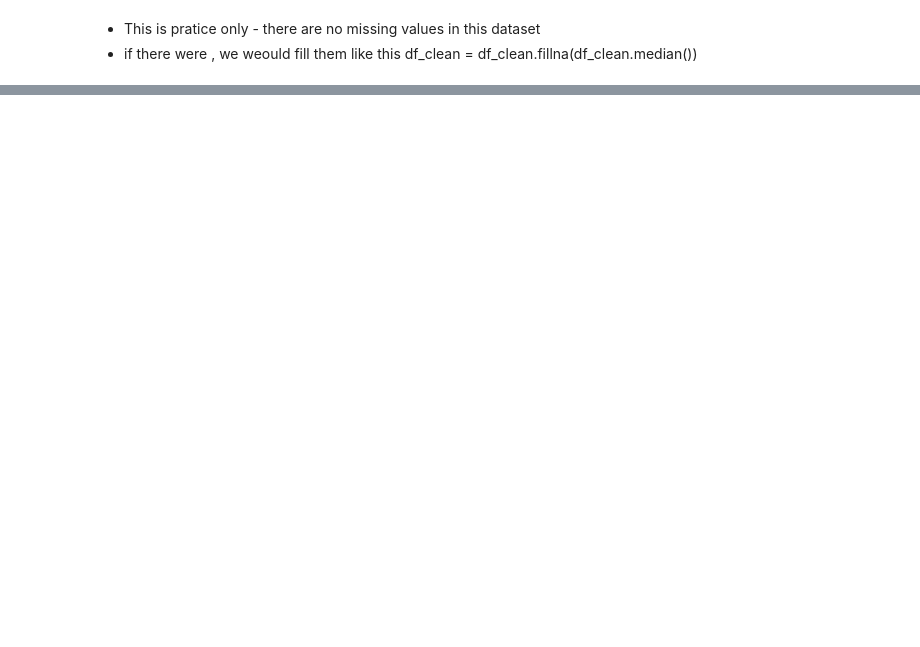
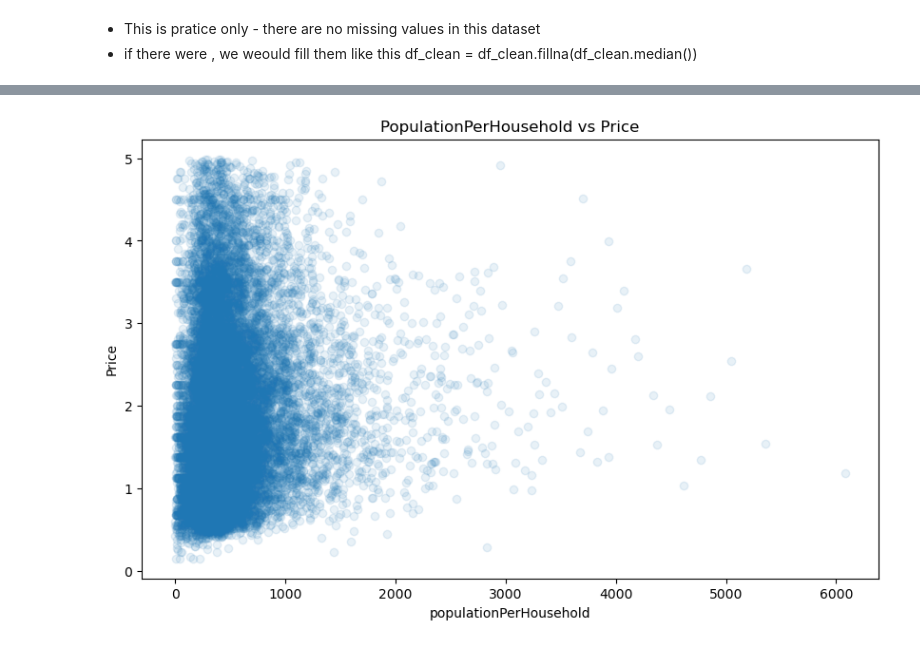
Before and after one commit to Roshan0003goud/california-housing-regression, a Jupyter notebook: notebooks/02_data_preparation.ipynb, the cells around one changed output, grey strips where cells are left out. Cells and saved outputs as stored; diff of their text form; code cells hidden in the pictures; blank space fills up the shorter version.

```diff
--- a/notebooks/02_data_preparation.ipynb
+++ b/notebooks/02_data_preparation.ipynb
@@ -82,0 +110,11 @@ df_clean = df_clean.fillna(df_clean.median())
+# %%
+df_clean['PopulationPerHousehold'] = df_clean['Population'] / df_clean['AveOccup']
+# %%
+plt.figure(figsize=(10,6))
+plt.scatter(df_clean['PopulationPerHousehold'], df_clean['Price'], alpha=0.1)
+plt.xlabel('populationPerHousehold')
+plt.ylabel('Price')
+plt.title('PopulationPerHousehold vs Price')
+plt.show()
+# %% [output]
+[figure, added]
```
Also changed, not shown: parts of 11 cells of this notebook.
